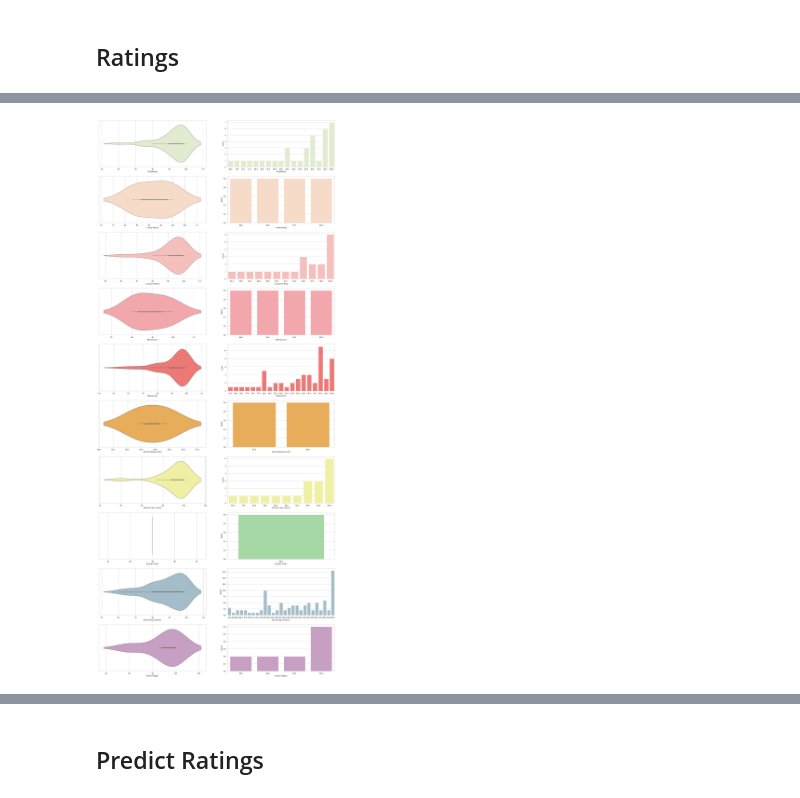
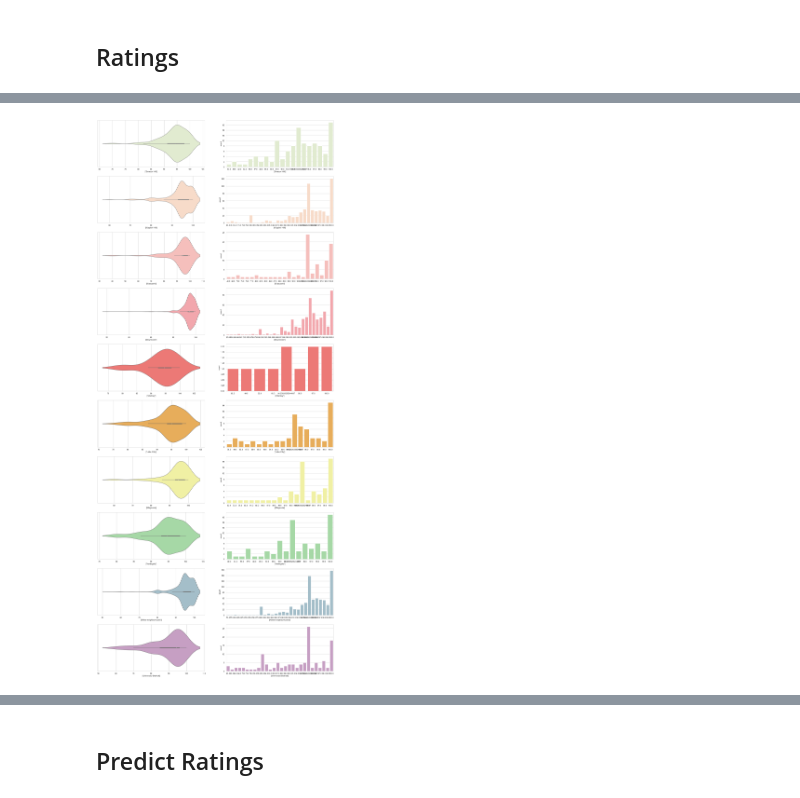
Before and after one commit to wjingyao/1015, a Jupyter notebook: Airbnb.ipynb, the cells around one changed output, grey strips where cells are left out. Saved outputs shown, nothing was run; the diff lists cells and outputs as text; code cells hidden in the pictures.

```diff
--- a/Airbnb.ipynb
+++ b/Airbnb.ipynb
@@ -319,18 +240,19 @@ for i in amenitiesCountDF['amenities_available']:
 ## with amenities
 from sklearn.model_selection import train_test_split
 from sklearn import preprocessing
-ss =["bathrooms","bedrooms","neighbourhood_group_cleansed","room_type","host_response_rate" , "host_acceptance_rate" , "host_is_superhost" , "accommodates"]
+x =listings[["bathrooms","bedrooms","neighbourhood_group_cleansed","room_type","host_response_rate" , "host_acceptance_rate" , "host_is_superhost" , "accommodates"]]
 # Extract Response and Predictors
 y = np.log1p(listings['price'])
-#x = listings[["bathrooms","bedrooms","neighbourhood_group_cleansed","room_type","host_response_rate" , "host_acceptance_rate" , "host_is_superhost" , "accommodates"]]
 
+amenitiesCol = []
 for i in amenitiesCountDF['amenities_available']:
     if(type(i)!=str):
             break
     else:
-            ss.append(i)
-x = pd.DataFrame(clean_listings[ss])
+            amenitiesCol.append(i)
+amenitiesCol_df = pd.DataFrame(clean_listings[amenitiesCol])
 
+x = x.join(amenitiesCol_df)
 one_hot = pd.get_dummies(x['neighbourhood_group_cleansed'])
 x = pd.concat([x,one_hot] , axis = 1)
 x = x.drop(['neighbourhood_group_cleansed'] , axis=1)
@@ -837,9 +747,9 @@ Y = [0.0, 29852.32, -8187.4, 955.38, -48.58, 0.89]X + 41831.41
 # %% [markdown]
 ## Ratings
 # %%
-sns.set(style="whitegrid")
-fig, ax = pyplot.subplots(figsize=(20, 5))
-ax = sns.violinplot(ax=ax,x=listings["review_scores_rating"])
-plot.xlabel("Review Ratings", fontsize=16)
+sb.set(style="whitegrid")
+fig, ax = plt.subplots(figsize=(20, 5))
+ax = sb.violinplot(ax=ax,x=listings["review_scores_rating"])
+plt.xlabel("Review Ratings", fontsize=16)
 # %% [output]
 Text(0.5, 0, 'Review Ratings')
@@ -852,11 +762,11 @@ x2c = sns.countplot(ax=x2c,x=listings["review_scores_rating"])
 # %%
-listings=listings.sort_values(by=['neighbourhood_cleansed'])
+listings=listings.sort_values(by=['neighbourhood_group_cleansed'])
 neighNames=[]
 neighRatings=[]
 rating=0
 counter=0
 step=0
-neigh=listings["neighbourhood_cleansed"]
+neigh=listings["neighbourhood_group_cleansed"]
 ratings=listings["review_scores_rating"]
 for x,y in zip(neigh,ratings):
     if x in neighNames:
@@ -877,3 +787,4 @@ for x,y in zip(neigh,ratings):
 
 else:
     neighRatings.append(rating/counter)
+listings
@@ -897,6 +805,6 @@ listingsRating
 # %%
-listingsSS=listingsRating.loc[:,['neighbourhood_cleansed','review_scores_rating']]
-listingsG=listingsSS.groupby('neighbourhood_cleansed',as_index=False).mean().sort_values(by=['review_scores_rating'])
+listingsSS=listings[['neighbourhood_group_cleansed','review_scores_rating']]
+listingsG=listingsSS.groupby('neighbourhood_group_cleansed',as_index=False).mean().sort_values(by=['review_scores_rating'])
 listingsLastTen=listingsG.nsmallest(10,['review_scores_rating'])
 listingsLastTen
 # %% [output]
@@ -923,21 +847,21 @@ plot.show()
 # %%
 import warnings
 warnings.filterwarnings('ignore')
 colors=['#cc99c9','#9ec1cf','#9ee09e', '#fdfd97','#feb144','#ff6663','#FF9AA2','#FFB7B2','#FFDAC1','#E2F0CB']
 colors=np.flip(colors)
-listings2= listings[['neighbourhood_cleansed','review_scores_rating']].dropna()
-f, axes = plot.subplots(10, 2, figsize=(25,60))
+listings2= listings[['neighbourhood_group_cleansed','review_scores_rating']].dropna()
+f, axes = plt.subplots(10, 2, figsize=(25,60))
 counter=0
 for var in range(len(neighNames)):
-    if(listingsLastTen["neighbourhood_cleansed"].str.contains(neighNames[var]).any()):
-        df1=(listings2[listings['neighbourhood_cleansed'] == neighNames[var] ])
-        ssb=sns.violinplot(ax=axes[counter,0],x=df1['review_scores_rating'],color=colors[counter])
+    if(listingsLastTen["neighbourhood_group_cleansed"].str.contains(neighNames[var]).any()):
+        df1=(listings2[listings['neighbourhood_group_cleansed'] == neighNames[var] ])
+        ssb=sb.violinplot(ax=axes[counter,0],x=df1['review_scores_rating'],color=colors[counter])
         ssb.set(xlabel=[neighNames[var]])
-        ssb2=sns.countplot(ax=axes[counter,1],x=df1['review_scores_rating'],color=colors[counter])
+        ssb2=sb.countplot(ax=axes[counter,1],x=df1['review_scores_rating'],color=colors[counter])
         ssb2.set(xlabel=[neighNames[var]])
         counter+=1
 # %% [output]
-[figure, old version]
+[figure, new version]
 # %%
 from IPython.display import IFrame
 IFrame(src='data/Calendar.html', width=1080, height=800)
```
Also changed, not shown: parts of 40 cells of this notebook.
